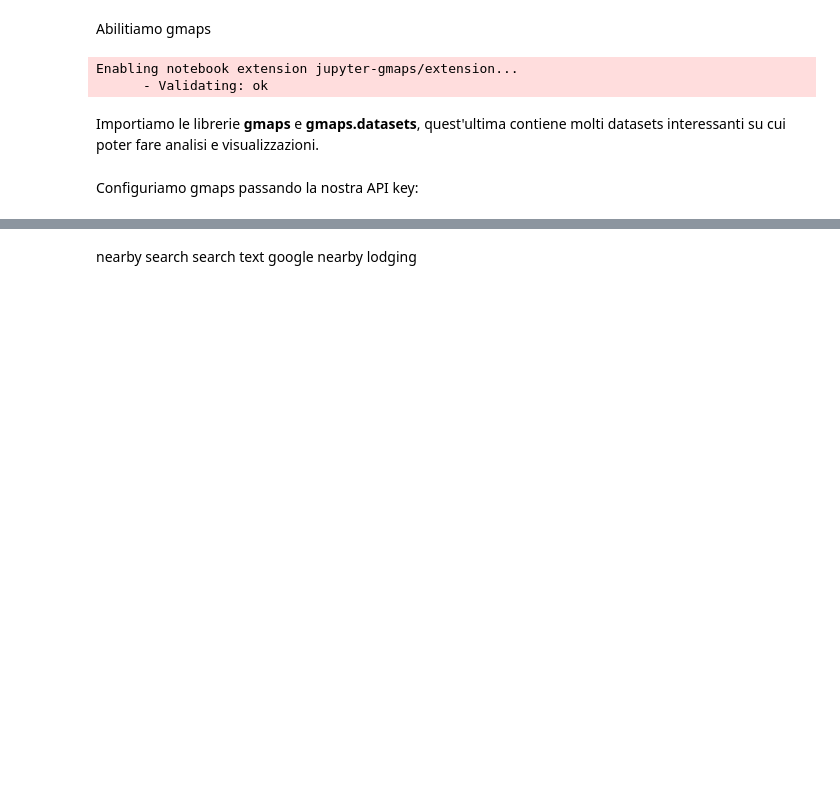
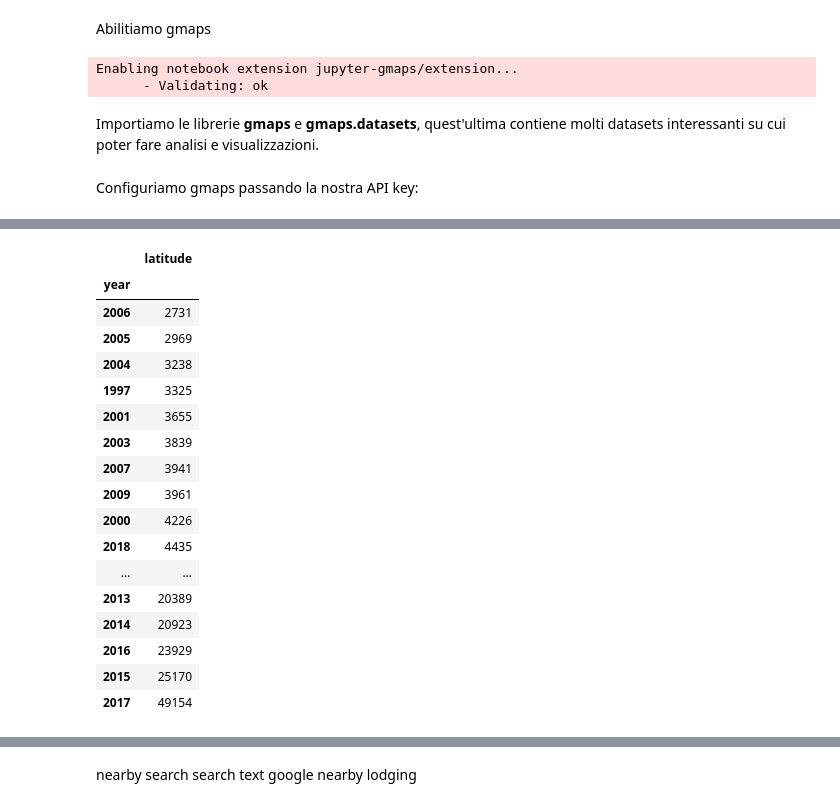
Before and after one commit to loremod/SocialMediaTutorial, a Jupyter notebook: Google Maps API.ipynb, the cells around one changed output, grey strips where cells are left out. Saved outputs shown, nothing was run; the diff lists cells and outputs as text; code cells hidden in the pictures; blank space fills up the shorter version.

```diff
--- a/Google Maps API.ipynb
+++ b/Google Maps API.ipynb
@@ -958,0 +1174,22 @@ Configuriamo gmaps passando la nostra API key:
+# %%
+filtered_df = violence_df[['year','latitude']]
+filtered_df.groupby('year').count().sort_values(by='latitude')
+# %% [output]
+|  | latitude |
+| year |  |
+| 2006 | 2731 |
+| 2005 | 2969 |
+| 2004 | 3238 |
+| 1997 | 3325 |
+| 2001 | 3655 |
+| 2003 | 3839 |
+| 2007 | 3941 |
+| 2009 | 3961 |
+| 2000 | 4226 |
+| 2018 | 4435 |
+| ... | ... |
+| 2013 | 20389 |
+| 2014 | 20923 |
+| 2016 | 23929 |
+| 2015 | 25170 |
+| 2017 | 49154 |
```
Also changed, not shown: parts of 38 cells of this notebook.
